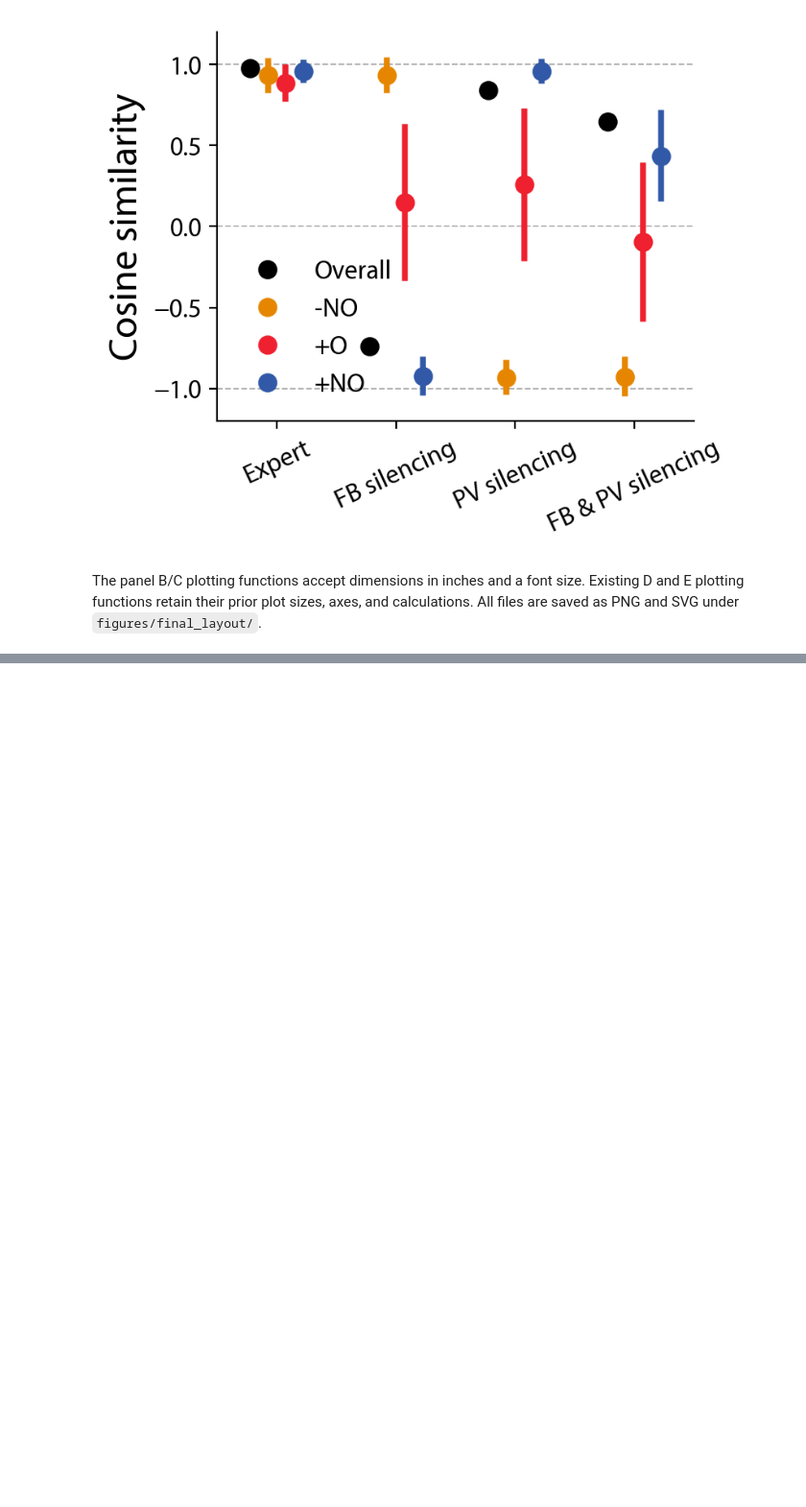
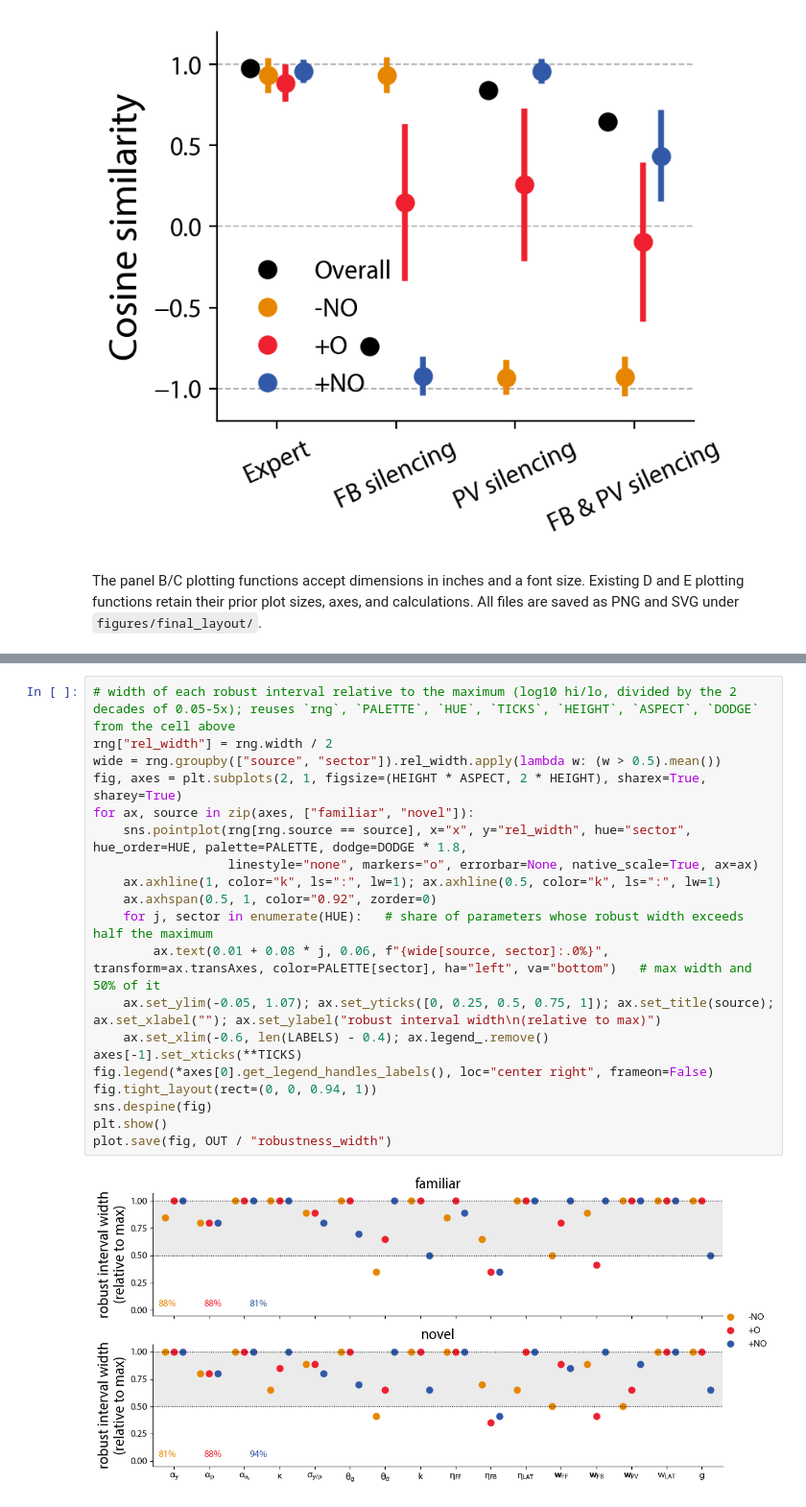
Before and after one commit to matushalak/context-contrasting, a Jupyter notebook: paper_v2/final_results.ipynb, the cells around one changed output, grey strips where cells are left out. Shown at 96% size. Saved outputs shown, nothing was run; the diff lists cells and outputs as text; blank space fills up the shorter version.

```diff
--- a/paper_v2/final_results.ipynb
+++ b/paper_v2/final_results.ipynb
@@ -110,0 +165,22 @@ The panel B/C plotting functions accept dimensions in inches and a font size. Ex
+# %%
+# width of each robust interval relative to the maximum (log10 hi/lo, divided by the 2 decades of 0.05-5x); reuses `rng`, `PALETTE`, `HUE`, `TICKS`, `HEIGHT`, `ASPECT`, `DODGE` from the cell above
+rng["rel_width"] = rng.width / 2
+wide = rng.groupby(["source", "sector"]).rel_width.apply(lambda w: (w > 0.5).mean())
+fig, axes = plt.subplots(2, 1, figsize=(HEIGHT * ASPECT, 2 * HEIGHT), sharex=True, sharey=True)
+for ax, source in zip(axes, ["familiar", "novel"]):
+    sns.pointplot(rng[rng.source == source], x="x", y="rel_width", hue="sector", hue_order=HUE, palette=PALETTE, dodge=DODGE * 1.8,
+                  linestyle="none", markers="o", errorbar=None, native_scale=True, ax=ax)
+    ax.axhline(1, color="k", ls=":", lw=1); ax.axhline(0.5, color="k", ls=":", lw=1)
+    ax.axhspan(0.5, 1, color="0.92", zorder=0)
+    for j, sector in enumerate(HUE):   # share of parameters whose robust width exceeds half the maximum
+        ax.text(0.01 + 0.08 * j, 0.06, f"{wide[source, sector]:.0%}", transform=ax.transAxes, color=PALETTE[sector], ha="left", va="bottom")   # max width and 50% of it
+    ax.set_ylim(-0.05, 1.07); ax.set_yticks([0, 0.25, 0.5, 0.75, 1]); ax.set_title(source); ax.set_xlabel(""); ax.set_ylabel("robust interval width\n(relative to max)")
+    ax.set_xlim(-0.6, len(LABELS) - 0.4); ax.legend_.remove()
+axes[-1].set_xticks(**TICKS)
+fig.legend(*axes[0].get_legend_handles_labels(), loc="center right", frameon=False)
+fig.tight_layout(rect=(0, 0, 0.94, 1))
+sns.despine(fig)
+plt.show()
+plot.save(fig, OUT / "robustness_width")
+# %% [output]
+[figure, added]
```
Also changed, not shown: parts of 5 cells of this notebook, 1 other file.
